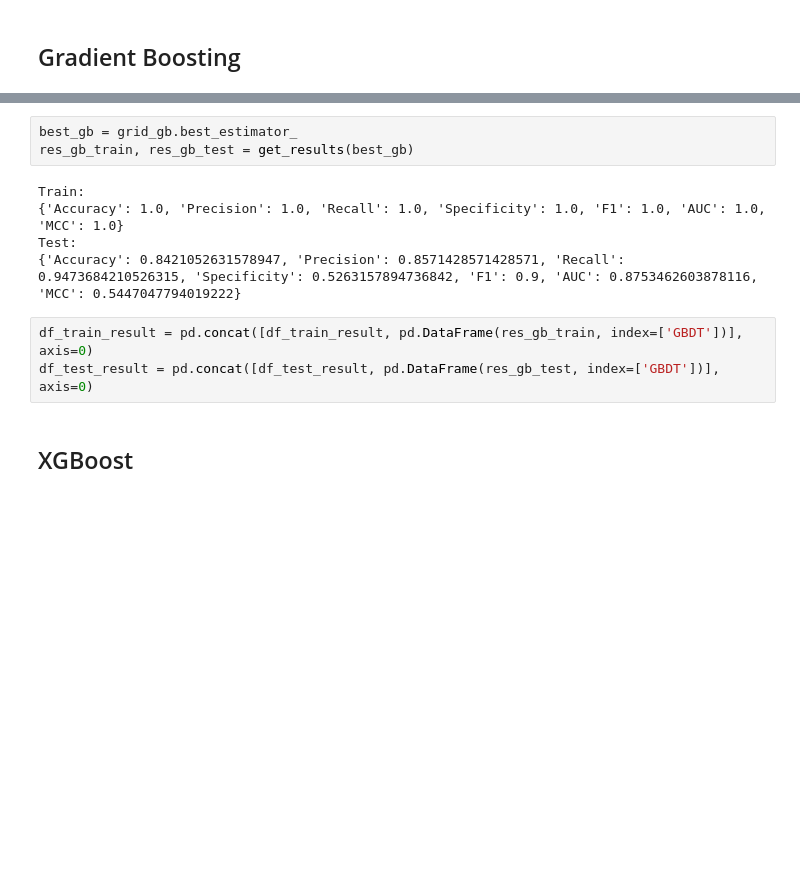
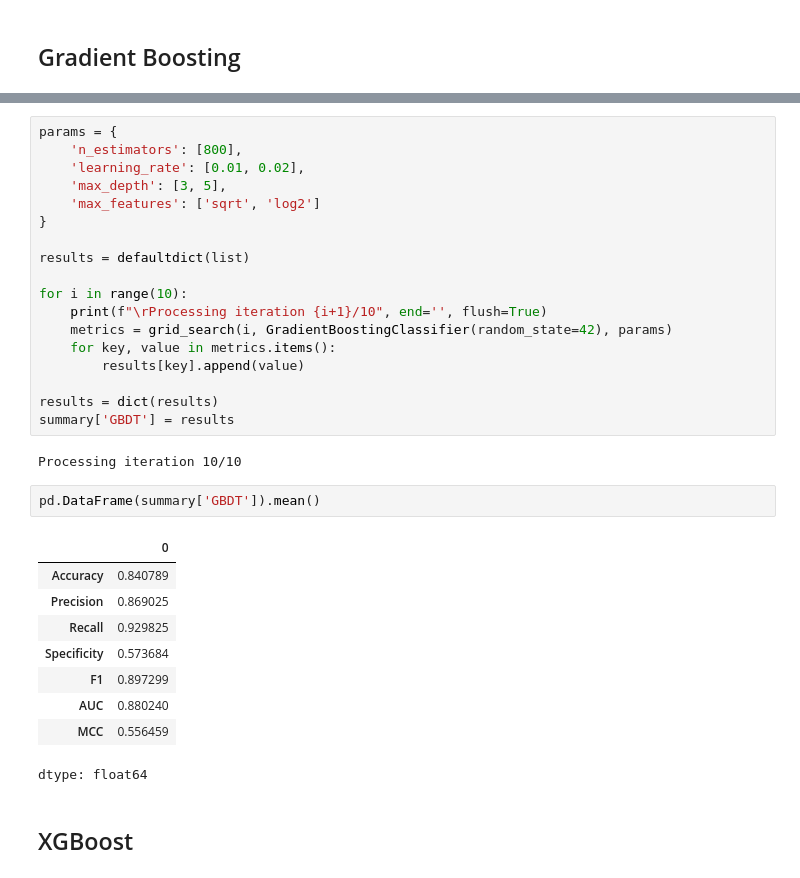
Before and after one commit to Durixas/Parkinson-s-Disease-Prediction-Code-and-Data-Repository, a Jupyter notebook: pre_agg.ipynb, the cells around one changed output, grey strips where cells are left out. Cells and saved outputs as stored; diff of their text form; blank space fills up the shorter version.

```diff
--- a/pre_agg.ipynb
+++ b/pre_agg.ipynb
@@ -381,14 +309,35 @@ n_estimators:800
-# %%
-best_gb = grid_gb.best_estimator_
-res_gb_train, res_gb_test = get_results(best_gb)
-# %% [output]
-Train:
-{'Accuracy': 1.0, 'Precision': 1.0, 'Recall': 1.0, 'Specificity': 1.0, 'F1': 1.0, 'AUC': 1.0, 'MCC': 1.0}
-Test:
-{'Accuracy': 0.8421052631578947, 'Precision': 0.8571428571428571, 'Recall': 0.9473684210526315, 'Specificity': 0.5263157894736842, 'F1': 0.9, 'AUC': 0.8753462603878116, 'MCC': 0.5447047794019222}
-# %%
-df_train_result = pd.concat([df_train_result, pd.DataFrame(res_gb_train, index=['GBDT'])], axis=0)
-df_test_result = pd.concat([df_test_result, pd.DataFrame(res_gb_test, index=['GBDT'])], axis=0)
+# %%
+params = {
+    'n_estimators': [800],
+    'learning_rate': [0.01, 0.02],
+    'max_depth': [3, 5],
+    'max_features': ['sqrt', 'log2']
+}
+
+results = defaultdict(list)
+
+for i in range(10):
+    print(f"\rProcessing iteration {i+1}/10", end='', flush=True)
+    metrics = grid_search(i, GradientBoostingClassifier(random_state=42), params)
+    for key, value in metrics.items():
+        results[key].append(value)
+
+results = dict(results)
+summary['GBDT'] = results
+# %% [output]
+Processing iteration 10/10
+# %%
+pd.DataFrame(summary['GBDT']).mean()
+# %% [output]
+|  | 0 |
+| Accuracy | 0.840789 |
+| Precision | 0.869025 |
+| Recall | 0.929825 |
+| Specificity | 0.573684 |
+| F1 | 0.897299 |
+| AUC | 0.880240 |
+| MCC | 0.556459 |
+dtype: float64
 # %% [markdown]
 ## XGBoost
 # %%
```
Also changed, not shown: parts of 78 cells of this notebook.
